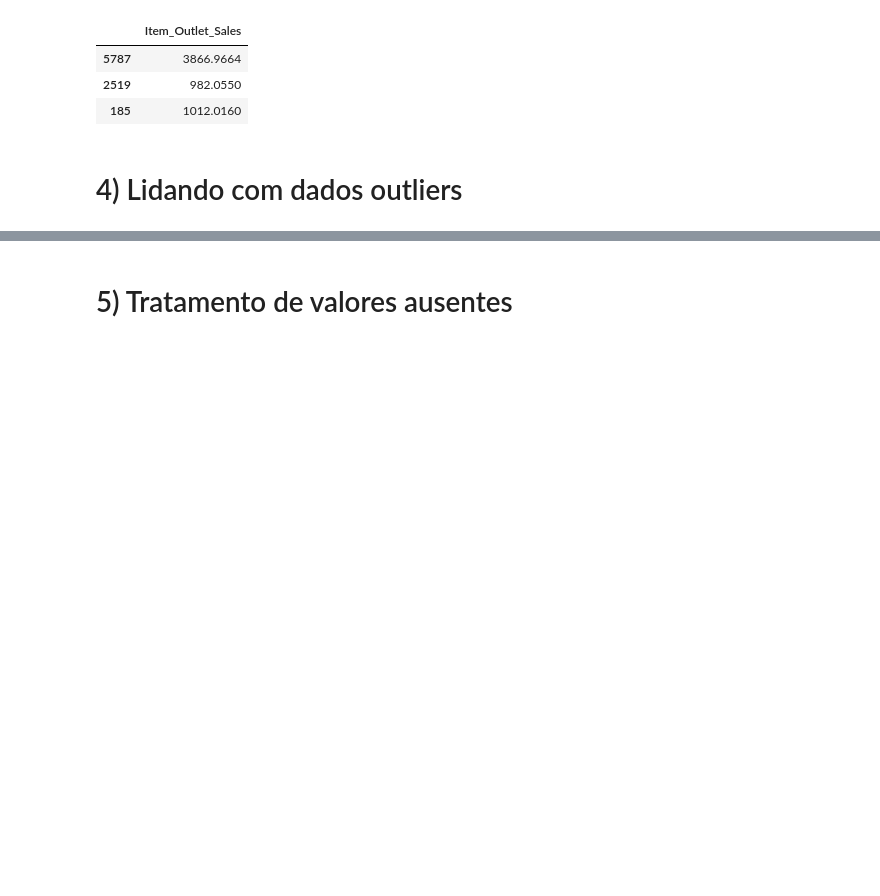
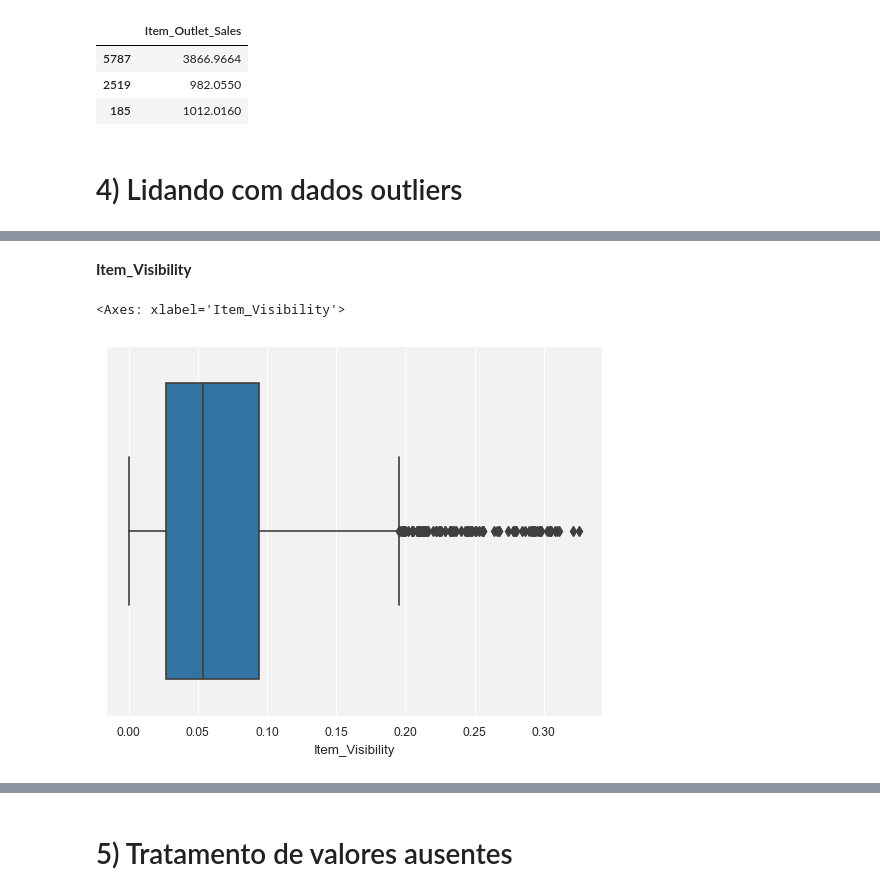
Before and after one commit to Krupique/mlops-projects, a Jupyter notebook: 02-bigmart_sales_prediction/notebook/demand_forecaster.ipynb, the cells around one changed output, grey strips where cells are left out. Cells and saved outputs as stored; diff of their text form; code cells hidden in the pictures; blank space fills up the shorter version.

```diff
--- a/02-bigmart_sales_prediction/notebook/demand_forecaster.ipynb
+++ b/02-bigmart_sales_prediction/notebook/demand_forecaster.ipynb
@@ -240,0 +268,7 @@ display(y_test.head(3))
+# %% [markdown]
+**Item_Visibility**
+# %%
+sns.boxplot(x=x_train['Item_Visibility'])
+# %% [output]
+<Axes: xlabel='Item_Visibility'>
+[figure, added]
```
Also changed, not shown: parts of 32 cells of this notebook.
